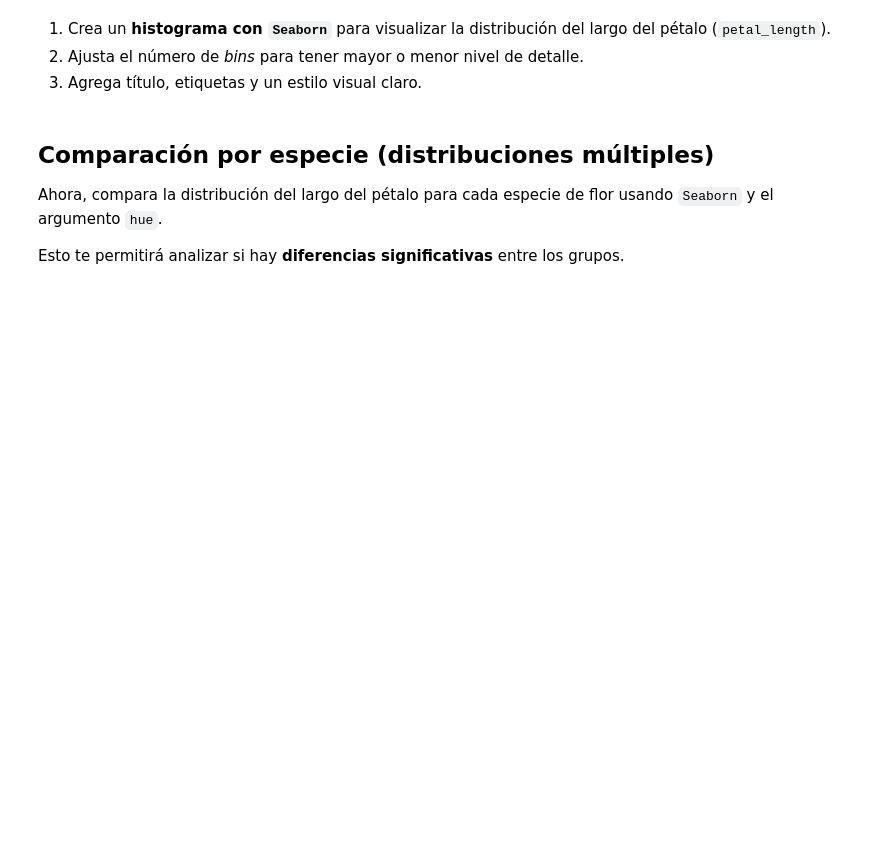
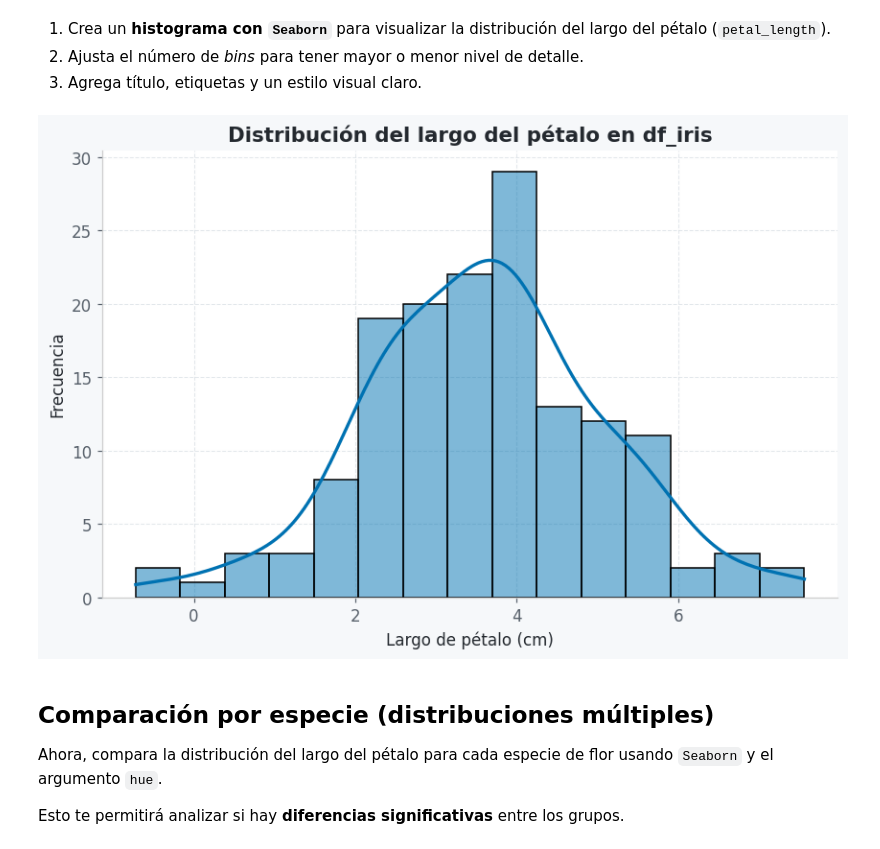
Before and after one commit to Cerco01/visualization-exercises-with-matplot-and-seaborn, a Jupyter notebook: notebook/problems.es.ipynb, the cells around one changed output. Cells and saved outputs as stored; diff of their text form; code cells hidden in the pictures; blank space fills up the shorter version.

```diff
--- a/notebook/problems.es.ipynb
+++ b/notebook/problems.es.ipynb
@@ -289,3 +298,15 @@ df_iris.head() # Mostrar DataFrame
+# %%
+# Puntos 1 y 2 - Creamos el histograma con 'Seaborn' ajustando el nivel de 'bins' a 15 porque para mi gusto es suficiente detalle sin que el gráfico se vea ruidoso.
+# Además con kde=True añado la curva suavizada encima para ver directamente la forma general de la distribución.
+sns.histplot(df_iris, x='petal_length', bins=15, kde=True)
+
+# 3 - Agregamos título, etiquetas y el estilo de 'axelinvest.mplstyle'.
+plt.title('Distribución del largo del pétalo en df_iris')
+plt.xlabel('Largo de pétalo (cm)')
+plt.ylabel('Frecuencia')
+plt.show()
+# %% [output]
+[figure, added]
 # %% [markdown]
 ## Comparación por especie (distribuciones múltiples)
 
```
Also changed, not shown: parts of 16 cells of this notebook.
